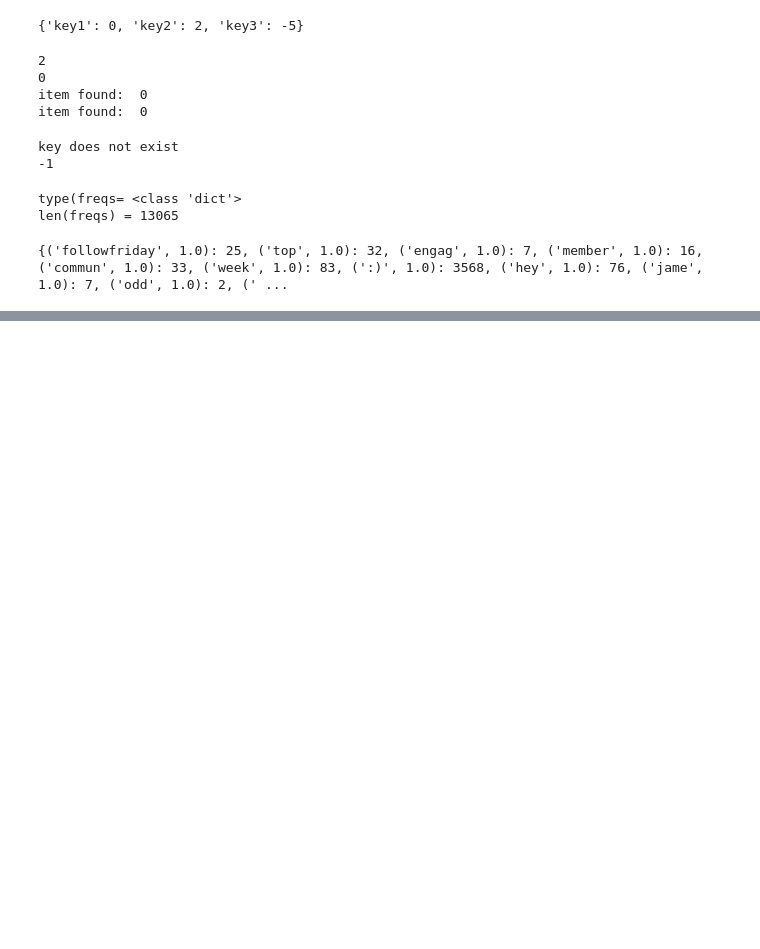
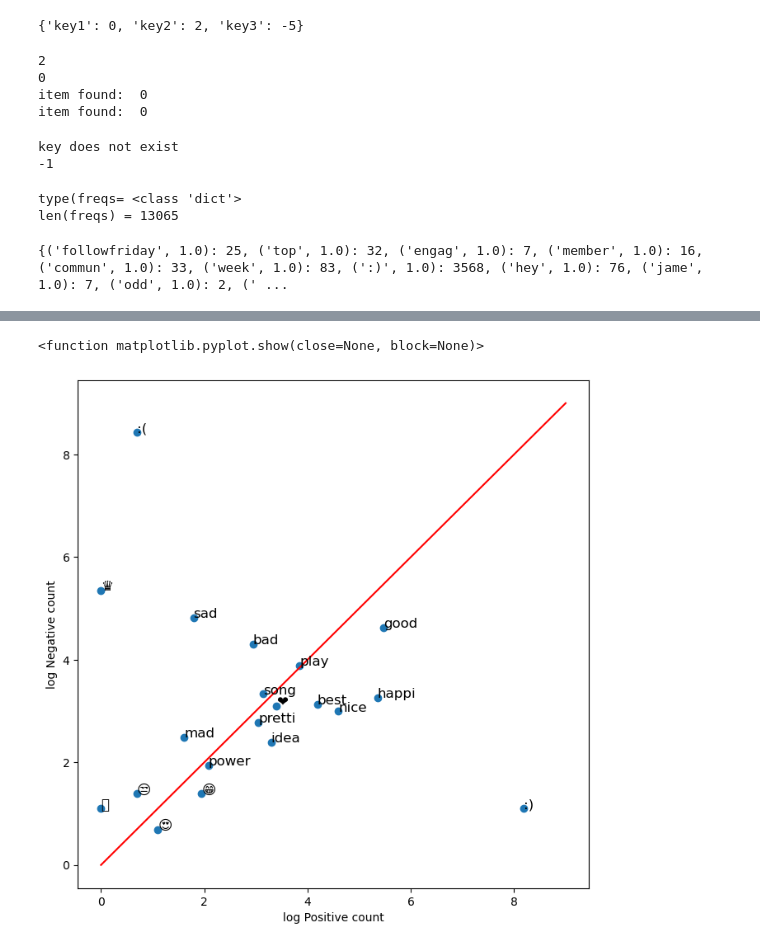
Before and after one commit to lexiestence/lexiestence.github.io, a Jupyter notebook: python/nlp_class_lab2.ipynb, the cells around one changed output, grey strips where cells are left out. Cells and saved outputs as stored; diff of their text form; code cells hidden in the pictures; blank space fills up the shorter version.

```diff
--- a/python/nlp_class_lab2.ipynb
+++ b/python/nlp_class_lab2.ipynb
@@ -68,3 +68,24 @@ len(freqs) = 13065
 print(freqs)
 # %% [output]
 {('followfriday', 1.0): 25, ('top', 1.0): 32, ('engag', 1.0): 7, ('member', 1.0): 16, ('commun', 1.0): 33, ('week', 1.0): 83, (':)', 1.0): 3568, ('hey', 1.0): 76, ('jame', 1.0): 7, ('odd', 1.0): 2, (' ...
+# %%
+keys = ['happi', 'merri', 'nice', 'good', 'bad', 'sad', 'mad', 'best', 'pretti',
+        '❤', ':)', ':(', '😒', '😬', '😁', '😍', '♛',
+        'song', 'idea', 'power', 'play', 'magnific']
+
+data = []
+
+for word in keys:
+
+    pos = 0
+    neg = 0
+
+    if (word, 1) in freqs:
+        pos = freqs[(word, 1)]
+
+    if (word, 0) in freqs:
+        neg = freqs[(word, 0)]
+
+        data.append([word, pos, neg])
+
+data
@@ -70,0 +113,14 @@ print(freqs)
+# %%
+fig, ax = plt.subplots(figsize = (8,8))
+x = np.log([x[1] + 1 for x in data])
+y = np.log([x[2] + 1 for x in data])
+ax.scatter(x, y)
+plt.xlabel("log Positive count")
+plt.ylabel("log Negative count")
+for i in range(0, len(data)):
+    ax.annotate(data[i][0], (x[i], y[i]), fontsize=12)
+ax.plot([0, 9], [0, 9], color = 'red')
+plt.show
+# %% [output]
+<function matplotlib.pyplot.show(close=None, block=None)>
+[figure, added]
```
Also changed, not shown: parts of 1 cell of this notebook, 3 other files.
